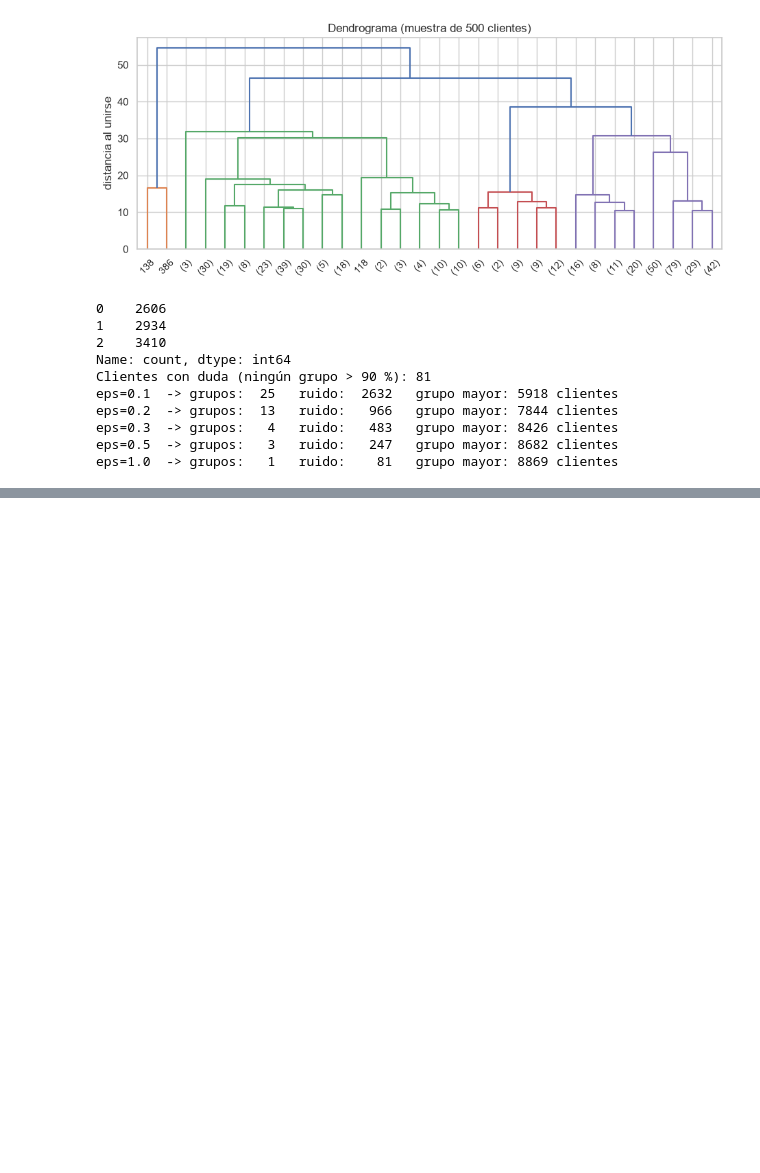
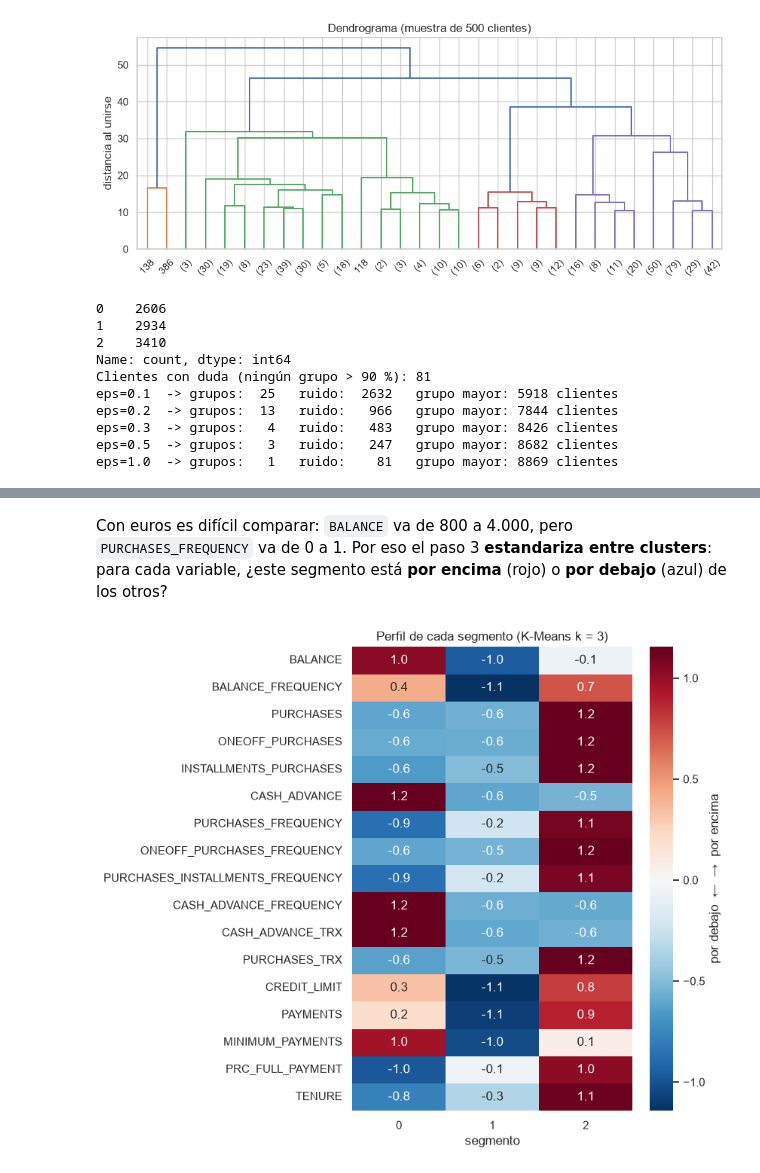
Before and after one commit to IA-P1-BCN/juanCarlos-investigacion-clustering, a Jupyter notebook: workshop-tarjetas.ipynb, the cells around one changed output, grey strips where cells are left out. Cells and saved outputs as stored; diff of their text form; code cells hidden in the pictures; blank space fills up the shorter version.

Commit message:
taller(12): tarjetas — interpretación (heatmap de perfiles, nombre y estrategia por segmento, Isolation Forest)
Co-Authored-By: Claude Opus 5.5 <noreply@anthropic.com>

```diff
--- a/workshop-tarjetas.ipynb
+++ b/workshop-tarjetas.ipynb
@@ -418,0 +356,8 @@ Cada color ocupa **su zona** (los dos segmentos pequeños, arriba y a la derecha
+# %%
+# 1. Añadir la columna 'cluster' al df original (SIN escalar: así leemos euros y frecuencias reales)
+perfil = df.assign(cluster=clusters_km)
+
+# 2. Media de cada variable por cluster (una columna por segmento)
+medias = perfil.groupby("cluster").mean()
+print("Clientes por segmento:", perfil["cluster"].value_counts().sort_index().to_dict())
+medias.T.round(1)
@@ -418,0 +384,11 @@ Cada color ocupa **su zona** (los dos segmentos pequeños, arriba y a la derecha
+# %% [markdown]
+Con euros es difícil comparar: `BALANCE` va de 800 a 4.000, pero `PURCHASES_FREQUENCY` va de 0 a 1. Por eso el paso 3 **estandariza entre clusters**: para cada variable, ¿este segmento está **por encima** (rojo) o **por debajo** (azul) de los otros?
+# %%
+# 3. Estandarizar entre clusters (cada fila: media 0, desviación 1) y pintar el heatmap
+z = (medias - medias.mean()) / medias.std()
+
+plt.figure(figsize=(6, 8))
+sns.heatmap(z.T, annot=True, fmt=".1f", cmap="RdBu_r", center=0, cbar_kws={"label": "por debajo  ←  →  por encima"})
+plt.title("Perfil de cada segmento (K-Means k = 3)"); plt.xlabel("segmento"); plt.show()
+# %% [output]
+[figure, added]
```
Also changed, not shown: parts of 24 cells of this notebook, 3 other files.
